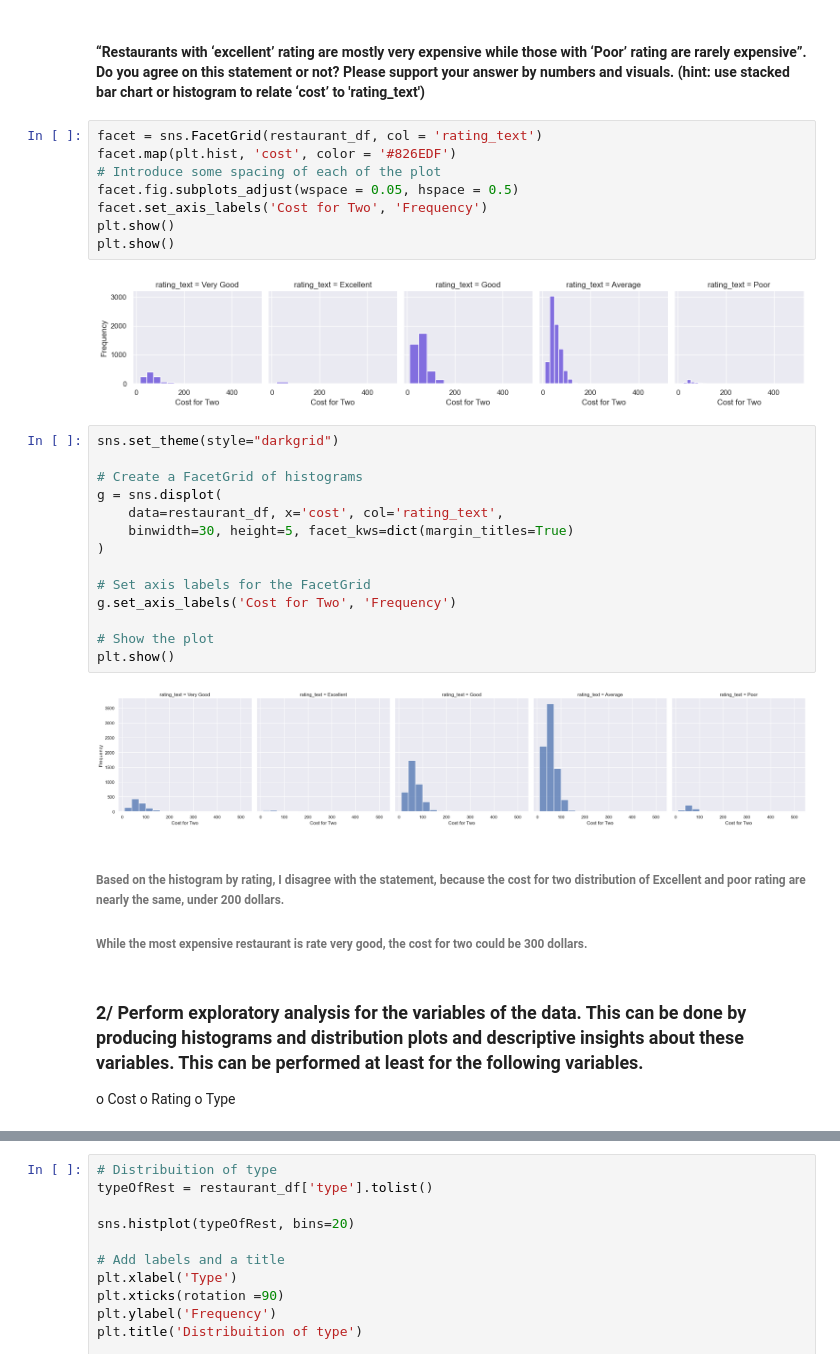
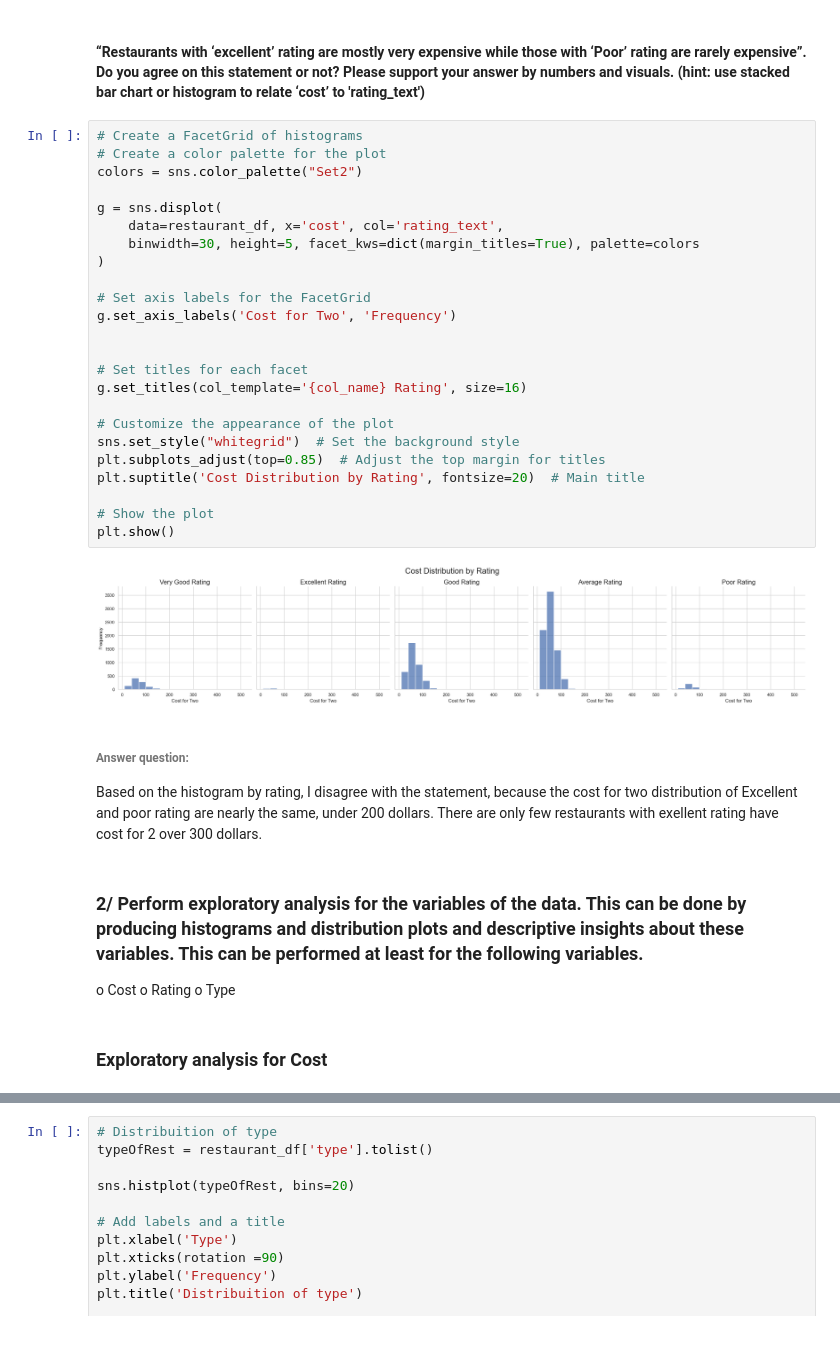
Before and after one commit to KayHuynh14/DataScienceTechnology, a Jupyter notebook: DS-Assignment1-PartA-u3245926.ipynb, the cells around one changed output, grey strips where cells are left out. Cells and saved outputs as stored; diff of their text form; blank space fills up the shorter version.

```diff
--- a/DS-Assignment1-PartA-u3245926.ipynb
+++ b/DS-Assignment1-PartA-u3245926.ipynb
@@ -100,40 +101,42 @@ plt.show()
 [figure]
 # %% [markdown]
 #### “Restaurants with ‘excellent’ rating are mostly very expensive while those with ‘Poor’ rating are rarely expensive”. Do you agree on this statement or not? Please support your answer by numbers and visuals. (hint: use stacked bar chart or histogram to relate ‘cost’ to 'rating_text')
-# %%
-facet = sns.FacetGrid(restaurant_df, col = 'rating_text')
-facet.map(plt.hist, 'cost', color = '#826EDF')
-# Introduce some spacing of each of the plot
-facet.fig.subplots_adjust(wspace = 0.05, hspace = 0.5)
-facet.set_axis_labels('Cost for Two', 'Frequency')
-plt.show()
-plt.show()
-# %% [output]
-[figure, removed]
 # %%
-sns.set_theme(style="darkgrid")
+# Create a FacetGrid of histograms
+# Create a color palette for the plot
+colors = sns.color_palette("Set2")
 
-# Create a FacetGrid of histograms
 g = sns.displot(
     data=restaurant_df, x='cost', col='rating_text',
-    binwidth=30, height=5, facet_kws=dict(margin_titles=True)
+    binwidth=30, height=5, facet_kws=dict(margin_titles=True), palette=colors
 )
 
 # Set axis labels for the FacetGrid
 g.set_axis_labels('Cost for Two', 'Frequency')
 
+
+# Set titles for each facet
+g.set_titles(col_template='{col_name} Rating', size=16)
+
+# Customize the appearance of the plot
+sns.set_style("whitegrid")  # Set the background style
+plt.subplots_adjust(top=0.85)  # Adjust the top margin for titles
+plt.suptitle('Cost Distribution by Rating', fontsize=20)  # Main title
+
 # Show the plot
 plt.show()
 # %% [output]
-[figure, old version]
+[figure, new version]
 # %% [markdown]
-###### Based on the histogram by rating, I disagree with the statement, because the cost for two distribution of Excellent and poor rating are nearly the same, under 200 dollars.
-###### While the most expensive restaurant is rate very good, the cost for two could be 300 dollars.
+###### Answer question:
+Based on the histogram by rating, I disagree with the statement, because the cost for two distribution of Excellent and poor rating are nearly the same, under 200 dollars. There are only few restaurants with exellent rating have cost for 2 over 300 dollars.
 # %% [markdown]
 ### 2/ Perform exploratory analysis for the variables of the data. This can be done by producing histograms and distribution plots and descriptive insights about these variables. This can be performed at least for the following variables.
 o Cost
 o Rating
 o Type
+# %% [markdown]
+### Exploratory analysis for Cost
 # %%
 # Distribuition of cost for two
 costForTwo = restaurant_df['cost'].tolist()
```
Also changed, not shown: parts of 18 cells of this notebook, 1 other file.
